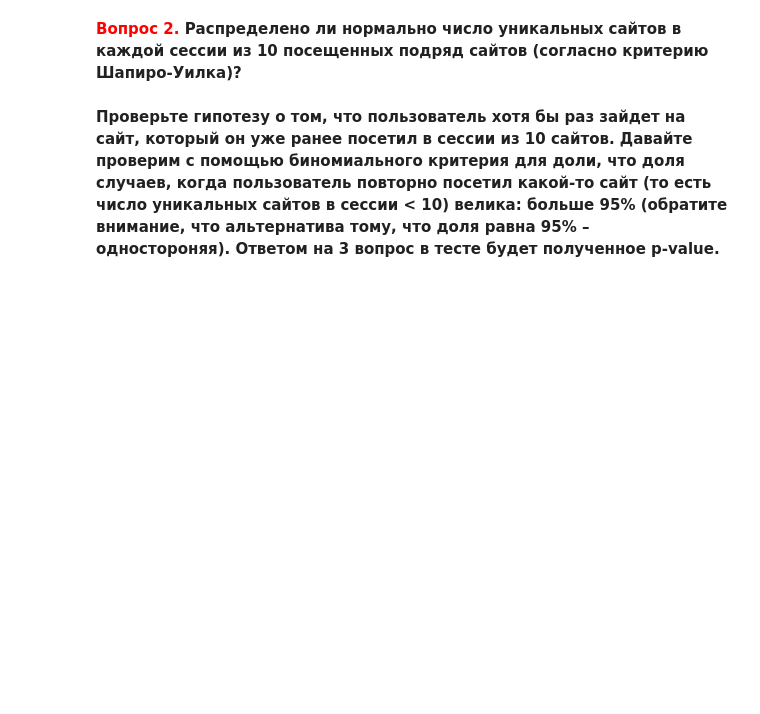
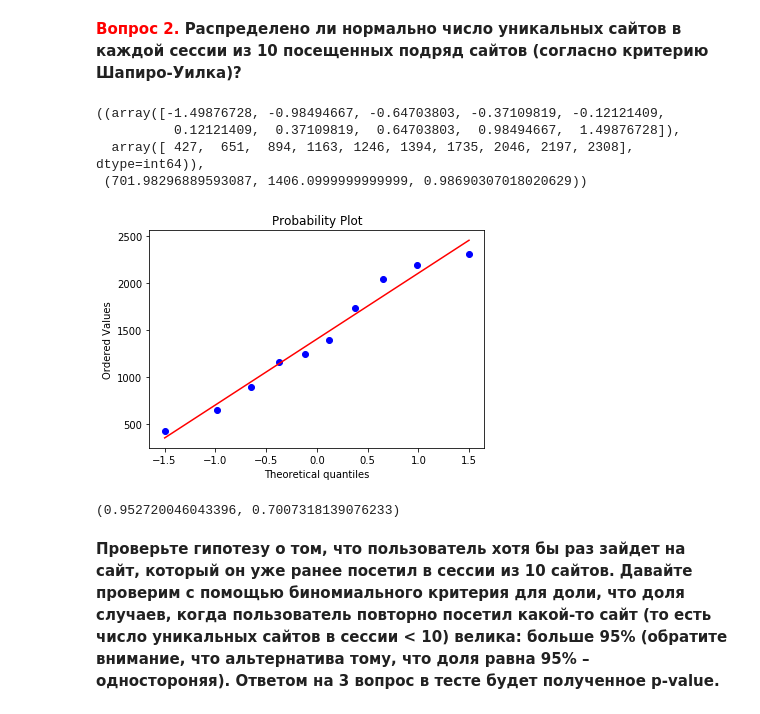
Before and after one commit to chance-comer/coursera_data_analysis_and_ML, a Jupyter notebook: FinalProject/1_UserBehaviourAnalytics/week2_analysis_hypotheses.ipynb, the cells around one changed output. Saved outputs shown, nothing was run; the diff lists cells and outputs as text; code cells hidden in the pictures; blank space fills up the shorter version.

```diff
--- a/FinalProject/1_UserBehaviourAnalytics/week2_analysis_hypotheses.ipynb
+++ b/FinalProject/1_UserBehaviourAnalytics/week2_analysis_hypotheses.ipynb
@@ -370,3 +368,17 @@ pd.Series(num_unique_sites).hist();
+# %%
+''' ВАШ КОД ЗДЕСЬ '''
+import scipy.stats as stats
+stats.probplot(pd.Series(num_unique_sites).value_counts(), dist="norm", plot=plt)
+# %% [output]
+((array([-1.49876728, -0.98494667, -0.64703803, -0.37109819, -0.12121409,
+          0.12121409,  0.37109819,  0.64703803,  0.98494667,  1.49876728]),
+  array([ 427,  651,  894, 1163, 1246, 1394, 1735, 2046, 2197, 2308], dtype=int64)),
+ (701.98296889593087, 1406.0999999999999, 0.98690307018020629))
+[figure, added]
+# %%
+print(stats.shapiro(pd.Series(num_unique_sites).value_counts()))
+# %% [output]
+(0.952720046043396, 0.7007318139076233)
 # %% [markdown]
 **Проверьте гипотезу о том, что пользователь хотя бы раз зайдет на сайт, который он уже ранее посетил в сессии из 10 сайтов. Давайте проверим с помощью биномиального критерия для доли, что доля случаев, когда пользователь повторно посетил какой-то сайт (то есть число уникальных сайтов в сессии < 10) велика: больше 95% (обратите внимание, что альтернатива тому, что доля равна 95% –  одностороняя). Ответом на 3 вопрос в тесте будет полученное p-value.**
 # %% [markdown]
```
Also changed, not shown: parts of 22 cells of this notebook, 8 other files.
